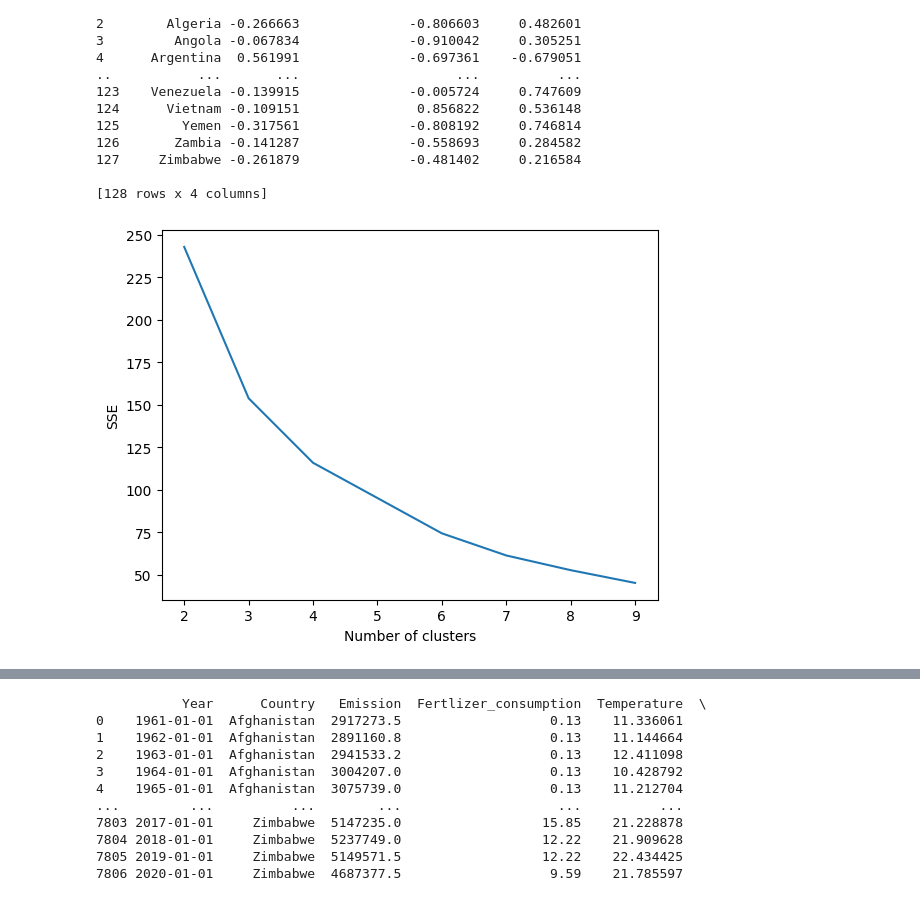
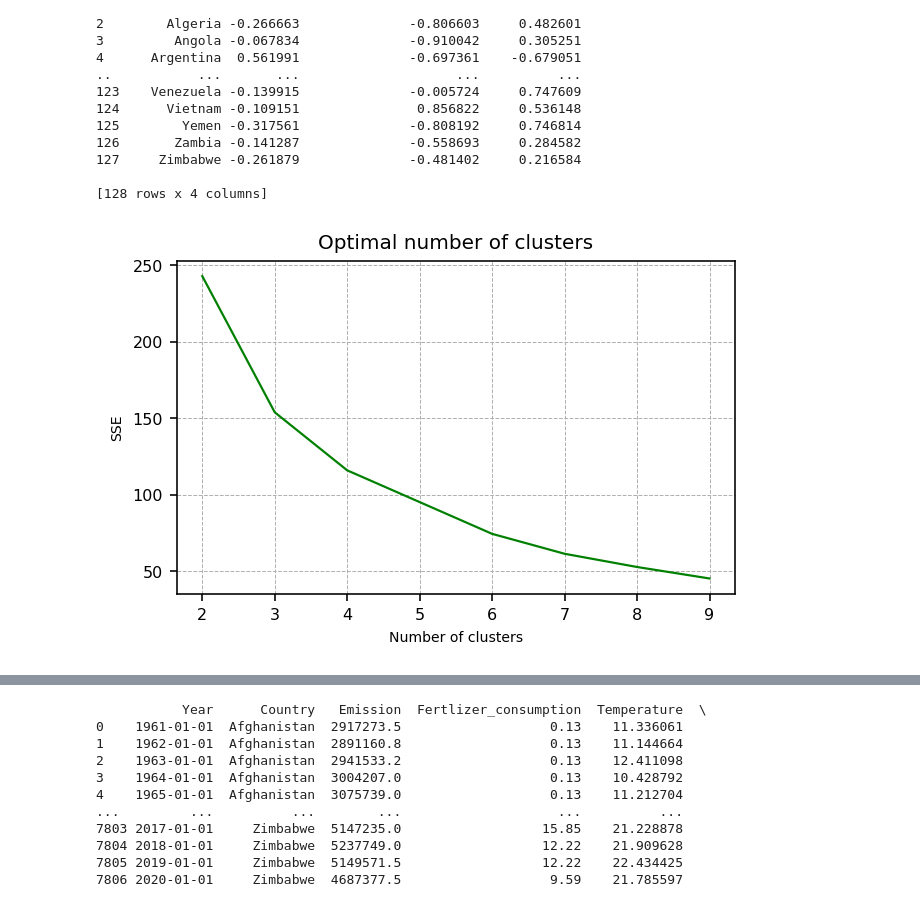
Before and after one commit to MuhammedThariq/Data-Science-Final-Project, a Jupyter notebook: Exploratory_data_analysis.ipynb, the cells around one changed output, grey strips where cells are left out. Saved outputs shown, nothing was run; the diff lists cells and outputs as text; code cells hidden in the pictures.

```diff
--- a/Exploratory_data_analysis.ipynb
+++ b/Exploratory_data_analysis.ipynb
@@ -178,15 +215,19 @@ norm_cluster_df = cluster_df[['Emission', 'Fertlizer_consumption', 'Temperature'
 # %%
 #Calculating the optimal number of clusters using elbow method
 sse = []
 for i in range(2,10):
   model = KMeans(n_clusters=i, random_state=42, n_init=10)
   model.fit(norm_cluster_df)
   sse.append(model.inertia_)
 
-plt.figure()
-plt.plot(range(2,10), sse)
-plt.xlabel("Number of clusters")
-plt.ylabel("SSE")
+plt.figure(dpi=144, figsize=(5,3))
+plt.plot(range(2,10), sse, linewidth=1.1, c="green")
+plt.xlabel("Number of clusters", fontsize=7)
+plt.grid(linewidth=0.5, linestyle='--')
+plt.ylabel("SSE", fontsize=7)
+plt.xticks(fontsize=8)
+plt.yticks(fontsize=8)
+plt.title("Optimal number of clusters", fontsize=10)
 plt.show()
 # %% [output]
-[figure, old version]
+[figure, new version]
```
Also changed, not shown: parts of 24 cells of this notebook.
